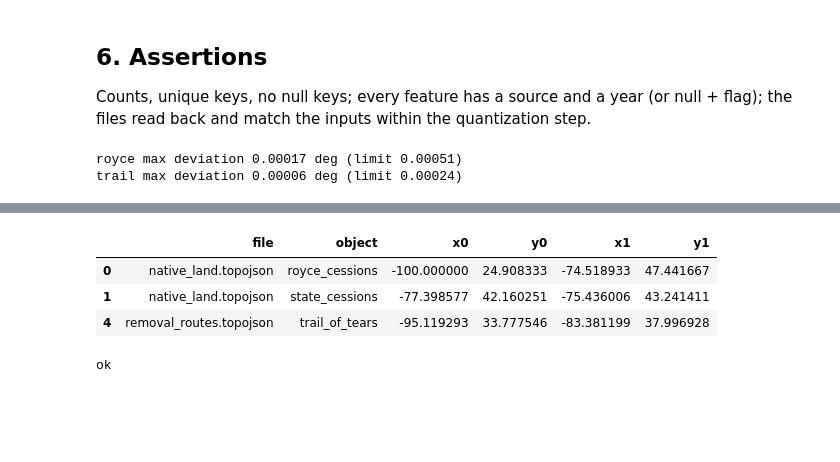
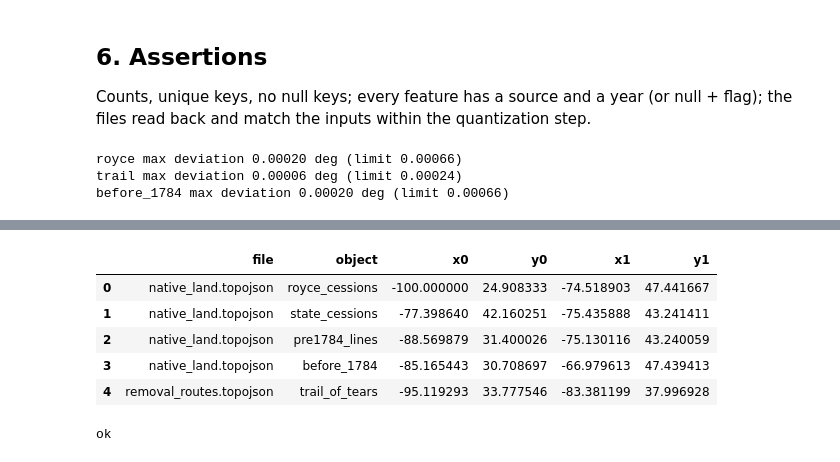
Before and after one commit to larawashington-PGDV5200/revolutionary-xroads, a Jupyter notebook: rx-pipeline/notebooks/C01_native.ipynb, the cells around one changed output, grey strips where cells are left out. Drawn from its saved outputs; the diff is of its cells as text; code cells hidden in the pictures; blank space fills up the shorter version.

```diff
--- a/rx-pipeline/notebooks/C01_native.ipynb
+++ b/rx-pipeline/notebooks/C01_native.ipynb
@@ -791,13 +1023,39 @@ assert all(p['assigned_year'] is None and p['nation_assigned'] is None for p in
 assert [k for k, p in P.items() if p['attr_flag']] == ['492'] and 'Santee Sioux' in P['492']['PRESDAYTRB']   # flagged, not changed
 assert sum(p['redated'] == 'next_usfs_cession' for p in P.values()) == int((roy.redated == 'next_usfs_cession').sum())
 
-# T-021: before_1784, one feature
+# T-021/T-022: before_1784 pieces
 B = nl['objects']['before_1784']['geometries']
-assert len(B) == 1 and B[0]['id'] == 'before_1784' and B[0]['properties']['label'] == 'Taken before 1784: not mapped by Royce'
-if B[0]['type'] is None: assert B[0]['properties']['todo'] and B[0]['properties']['flag'] == 'no_geometry' and not line_geoms
-else:
-    zb = topo_decode(nl, 'before_1784')[0][0]
-    assert zb.buffer(-0.01).intersection(ROYCE_ALL).area < 1e-6 and zb.difference(LAND_MASK.buffer(0.01)).area < 1e-6
+BP = [g['properties'] for g in B]
+assert len(B) == len(b84) > 1 and len({g['id'] for g in B}) == len(B) and None not in [g['id'] for g in B]
+assert all(g['type'] in ('Polygon', 'MultiPolygon') for g in B)                      # no null pieces
+assert all(p['label'] == 'Taken before 1784: not mapped by Royce' and p['note'] and p['page_note'] == PAGE_NOTE for p in BP)
+assert {p['uncertainty'] for p in BP} <= {'low', 'medium', 'high'} and sum(p['piece'] == 'interior' for p in BP) == 1
+assert all(bucket(p['uncertainty_km']) == p['uncertainty'] for p in BP if p['piece'] == 'edge_band')
+assert all(p['uncertainty'] == 'high' and p['closure_assumed'] for p in BP if p['piece'].startswith('closure'))
+dec_b = [g_ for g_, _ in topo_decode(nl, 'before_1784')]
+zb = shapely.union_all(shapely.make_valid(np.asarray(dec_b, dtype=object)))     # quantized rings can touch: make valid before the union
+assert zb.buffer(-0.01).intersection(ROYCE_ALL).area < 1e-6 and zb.difference(LAND_MASK.buffer(0.01)).area < 1e-6
+assert zb.difference(US1784.buffer(0.01)).area < 1e-6 and zb.difference(ZONE_POLY.buffer(0.01)).area < 1e-6
+sum_km2, union_km2 = sum(km2(g_) for g_ in b84.geometry), km2(shapely.union_all(list(b84.geometry)))
+assert abs(sum_km2 - zone_km2) / zone_km2 < 2e-5 and abs(union_km2 - zone_km2) / zone_km2 < 2e-5, (sum_km2, union_km2, zone_km2)   # pieces tile the zone (overlaps/slivers < 0.002 %)
+notes = ' '.join(p['note'] for p in BP)
+unnamed = [(e['a'], e['b']) for e in EP if e['method'] == 'extrapolated' and not e['closure_assumed'] and f"between {e['a']} and {e['b']}" not in notes]
+assert not unnamed, unnamed                                                       # every extrapolated edge stretch is named in a note
+
+# T-022: pre1784_lines, one feature per R11 segment
+L_ = nl['objects']['pre1784_lines']['geometries']; LP = {g['id']: g['properties'] for g in L_}
+assert len(L_) == len(pl) == len(r11) - len(dropped) - r11.line.nunique() and len(LP) == len(L_) and set(LP) == set(pl.id)
+assert all(g['type'] == 'LineString' for g in L_)
+assert all(p['method'] in ('described', 'mapped', 'extrapolated') and p['uncertainty_km'] >= U_FLOOR_KM and bucket(p['uncertainty_km']) == p['uncertainty'] for p in LP.values())
+assert all(p['year'] == LINES[p['line']][1] and p['citation'] for p in LP.values())
+for (g_, p) in topo_decode(nl, 'pre1784_lines'):                                   # ends sit on the R11 vertices (within 2 quantization steps)
+    a, b = V[(p['line'], p['seq_from'])], V[(p['line'], p['seq_to'])]
+    step = max(nl['transform']['scale']) * 2.01
+    assert shapely.Point(g_.coords[0]).distance(shapely.Point(a.lon, a.lat)) <= step and shapely.Point(g_.coords[-1]).distance(shapely.Point(b.lon, b.lat)) <= step, p['id']
+    assert (p['method'] == 'extrapolated') == ('extrapolated' in (a.method, b.method)) and p['uncertainty_km'] == max(a.uncertainty_km, b.uncertainty_km, U_FLOOR_KM)
+assert {k for k, p in LP.items() if p['zone_edge']} == edge_ids and not any(p['zone_edge'] for p in LP.values() if p['line'] == 'proclamation_1763')
+assert all(p['role'] == 'reference' for p in LP.values() if p['line'] == 'proclamation_1763')
+assert [k for k, p in LP.items() if p['closure_assumed']] == (['augusta_1773:03-04'] if USE_A73_SEQ4 else [])
 
 # every feature in every file: a source and a year, or null year + flag
 for name, obj in nl['objects'].items():
@@ -805,7 +1063,6 @@ for name, obj in nl['objects'].items():
         p = g['properties']; assert p['source'] and p['dataset'], (name, g.get('id'))
         assert p['year'] is not None or p.get('year_flag') or p.get('flag'), (name, g.get('id'))
 assert {g['properties']['source'] for g in nl['objects']['state_cessions']['geometries']} == {'not_royce'}
-assert all(g['properties']['todo'] and g['type'] is None for g in nl['objects']['pre1784_lines']['geometries'])
 for r in rj:
     assert r['id'] and r['source'] and r['dataset']
     assert r['start_year'] is not None or r['start_flag'] in ('no_date', 'unparsed')
@@ -831,25 +1088,28 @@ def max_dev(topo, name, src):
 d, s = max_dev(nl, 'royce_cessions', list(roy.geometry.where(roy.has_geometry, None))); assert d <= s, (d, s); print(f'royce max deviation {d:.5f} deg (limit {s:.5f})')
 d, s = max_dev(nl, 'state_cessions', list(sc.geometry)); assert d <= s
 d, s = max_dev(rr, 'trail_of_tears', list(tt.geometry)); assert d <= s, (d, s); print(f'trail max deviation {d:.5f} deg (limit {s:.5f})')
+d, s = max_dev(nl, 'pre1784_lines', list(pl.geometry)); assert d <= s, (d, s)                       # T-022
+d, s = max_dev(nl, 'before_1784', list(b84.geometry)); assert d <= s, (d, s); print(f'before_1784 max deviation {d:.5f} deg (limit {s:.5f})')
 
 # Reference decoder (topojson-client, node): same feature counts, nulls only where intended,
 # every ring >= 4 closed positions, every line >= 2 positions
 chk = topojson_client_check([WEB_DIR / 'native_land.topojson', WEB_DIR / 'removal_routes.topojson'])
 display(chk)
 want_n = {('native_land.topojson', 'royce_cessions'): len(roy), ('native_land.topojson', 'state_cessions'): len(sc),
-          ('native_land.topojson', 'pre1784_lines'): len(pl), ('native_land.topojson', 'before_1784'): 1, ('removal_routes.topojson', 'trail_of_tears'): len(tt)}
+          ('native_land.topojson', 'pre1784_lines'): len(pl), ('native_land.topojson', 'before_1784'): len(b84), ('removal_routes.topojson', 'trail_of_tears'): len(tt)}
 assert {(r.file, r.object): r.features for r in chk.itertuples()} == want_n, chk
 c = chk.set_index('object')
-assert c.loc['royce_cessions', 'null'] == (~roy.has_geometry).sum() and c.loc['pre1784_lines', 'null'] == len(pl)
-assert c.loc['before_1784', 'null'] == (1 if zone is None else 0)
+assert c.loc['royce_cessions', 'null'] == (~roy.has_geometry).sum() and c.loc['pre1784_lines', 'null'] == 0 and c.loc['pre1784_lines', 'lines'] == len(pl)
+assert c.loc['before_1784', 'null'] == 0 and c.loc['before_1784', 'rings'] > 0
 assert c.loc['state_cessions', 'points'] == len(sc) and c.loc['royce_cessions', 'rings'] > 0 and c.loc['trail_of_tears', 'lines'] > 0
 assert (chk[['bad_rings', 'bad_lines', 'bad_type']] == 0).all().all(), chk
 # T-011: every decoded coordinate inside the shared extent
 display(assert_inside(chk, EXTENT))
 print('ok')
 # %% [output]
-royce max deviation 0.00017 deg (limit 0.00051)
+royce max deviation 0.00020 deg (limit 0.00066)
 trail max deviation 0.00006 deg (limit 0.00024)
+before_1784 max deviation 0.00020 deg (limit 0.00066)
 |  | file | object | features | null | points | rings | bad_rings | lines | bad_lines | bad_type | ... |
 | 0 | native_land.topojson | royce_cessions | 450 | 7 | 0 | 460 | 0 | 0 | 0 | 0 | ... |
 | 1 | native_land.topojson | state_cessions | 5 | 0 | 5 | 0 | 0 | 0 | 0 | 0 | ... |
@@ -858,7 +1118,9 @@ trail max deviation 0.00006 deg (limit 0.00024)
 | 4 | removal_routes.topojson | trail_of_tears | 2006 | 0 | 0 | 0 | 0 | 3898 | 0 | 0 | ... |
 |  | file | object | x0 | y0 | x1 | y1 |
-| 0 | native_land.topojson | royce_cessions | -100.000000 | 24.908333 | -74.518933 | 47.441667 |
-| 1 | native_land.topojson | state_cessions | -77.398577 | 42.160251 | -75.436006 | 43.241411 |
+| 0 | native_land.topojson | royce_cessions | -100.000000 | 24.908333 | -74.518903 | 47.441667 |
+| 1 | native_land.topojson | state_cessions | -77.398640 | 42.160251 | -75.435888 | 43.241411 |
+| 2 | native_land.topojson | pre1784_lines | -88.569879 | 31.400026 | -75.130116 | 43.240059 |
+| 3 | native_land.topojson | before_1784 | -85.165443 | 30.708697 | -66.979613 | 47.439413 |
 | 4 | removal_routes.topojson | trail_of_tears | -95.119293 | 33.777546 | -83.381199 | 37.996928 |
 ok
 # %%
```
Also changed, not shown: parts of 9 cells of this notebook, 31 other files.
